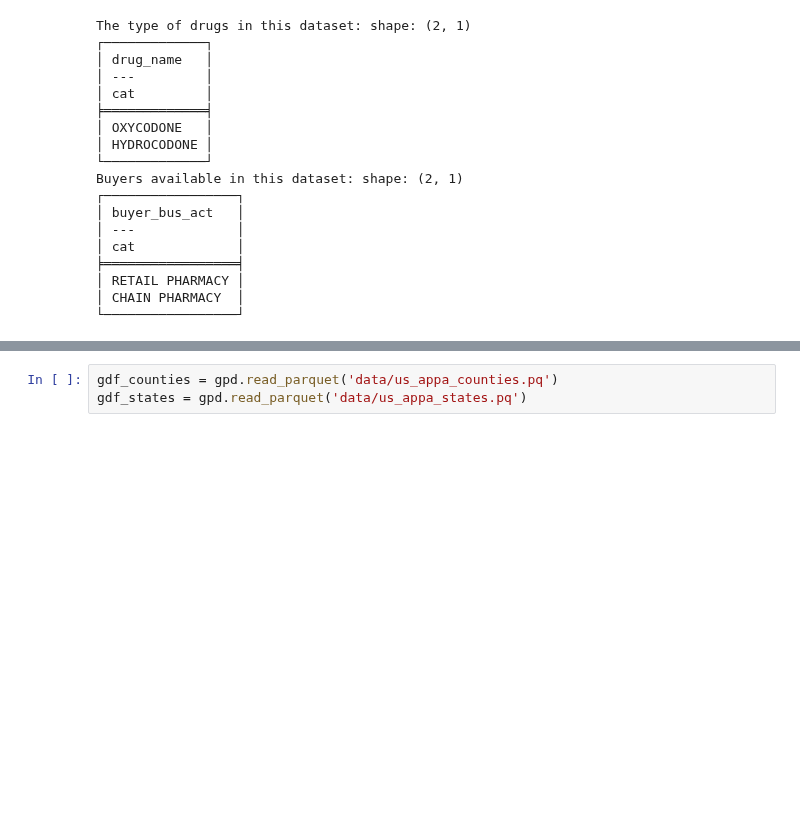
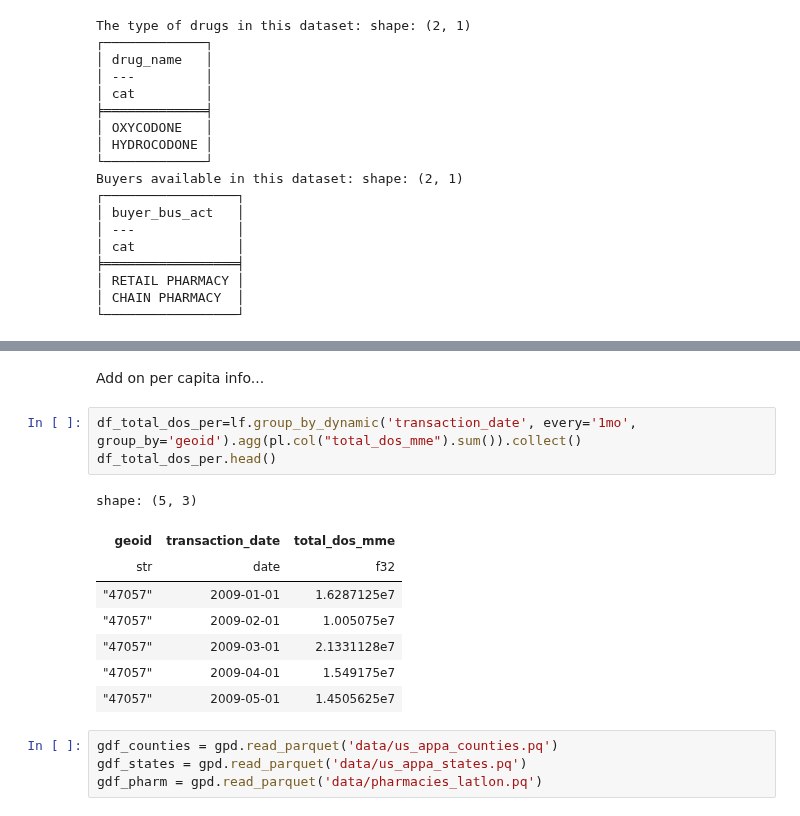
Before and after one commit to NumEconCopenhagen/projects-2024-jbh, a Jupyter notebook: dataproject/main.ipynb, the cells around one changed output, grey strips where cells are left out. Saved outputs shown, nothing was run; the diff lists cells and outputs as text; blank space fills up the shorter version.

```diff
--- a/dataproject/main.ipynb
+++ b/dataproject/main.ipynb
@@ -128,3 +180,18 @@ Buyers available in this dataset: shape: (2, 1)
+# %% [markdown]
+Add on per capita info...
+# %%
+df_total_dos_per=lf.group_by_dynamic('transaction_date', every='1mo', group_by='geoid').agg(pl.col("total_dos_mme").sum()).collect()
+df_total_dos_per.head()
+# %% [output]
+shape: (5, 3)
+| geoid | transaction_date | total_dos_mme |
+| str | date | f32 |
+| "47057" | 2009-01-01 | 1.6287125e7 |
+| "47057" | 2009-02-01 | 1.005075e7 |
+| "47057" | 2009-03-01 | 2.1331128e7 |
+| "47057" | 2009-04-01 | 1.549175e7 |
+| "47057" | 2009-05-01 | 1.4505625e7 |
 # %%
 gdf_counties = gpd.read_parquet('data/us_appa_counties.pq')
 gdf_states = gpd.read_parquet('data/us_appa_states.pq')
+gdf_pharm = gpd.read_parquet('data/pharmacies_latlon.pq')
```
Also changed, not shown: parts of 13 cells of this notebook, 3 other files.
